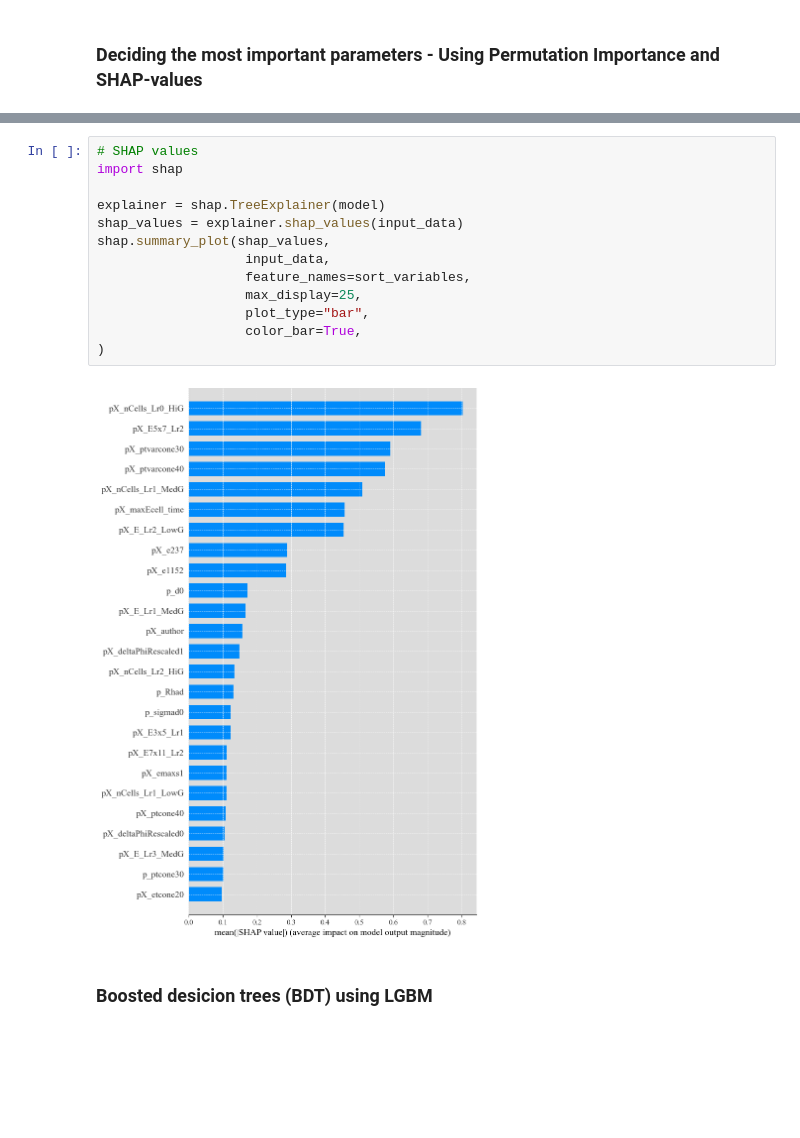
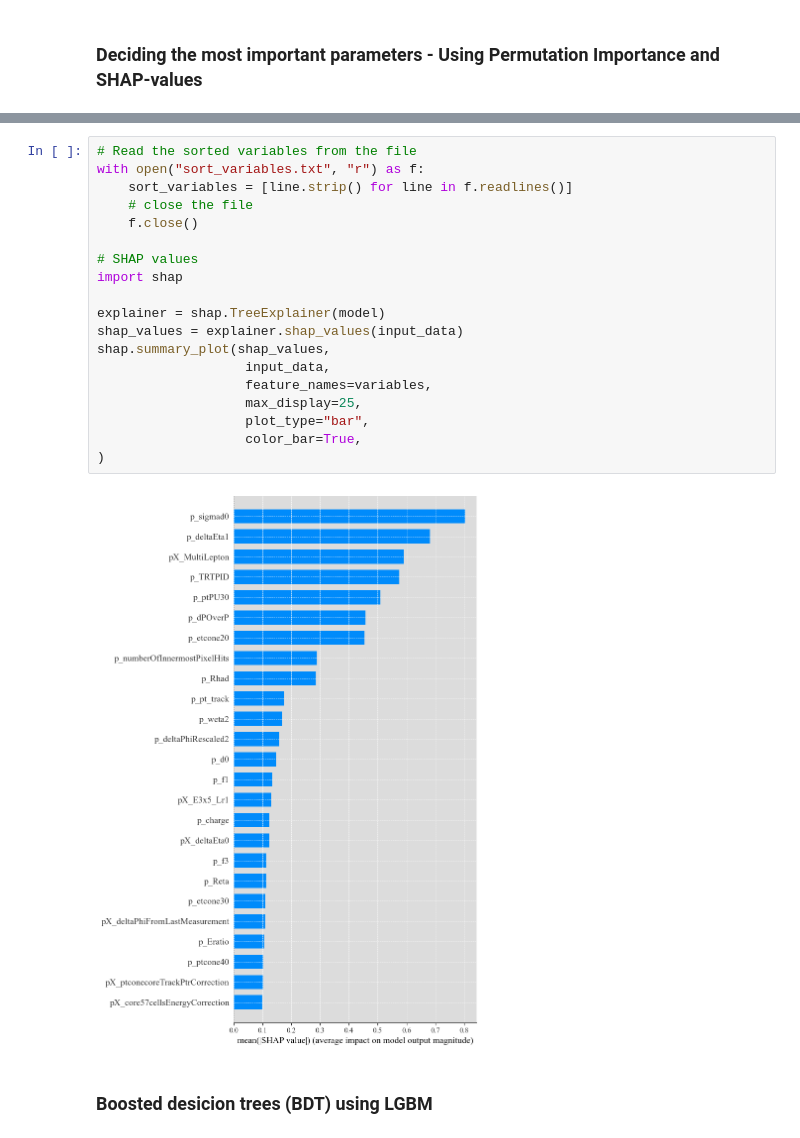
Before and after one commit to nielsdavidsen/AppliedML2025_fork, a Jupyter notebook: NIELS_working_dir/Initial_project/classifiation.ipynb, the cells around one changed output, grey strips where cells are left out. Saved outputs shown, nothing was run; the diff lists cells and outputs as text; blank space fills up the shorter version.

```diff
--- a/NIELS_working_dir/Initial_project/classifiation.ipynb
+++ b/NIELS_working_dir/Initial_project/classifiation.ipynb
@@ -111,18 +120,24 @@ fig.tight_layout()
 # %%
+# Read the sorted variables from the file
+with open("sort_variables.txt", "r") as f:
+    sort_variables = [line.strip() for line in f.readlines()]
+    # close the file
+    f.close()
+
 # SHAP values
 import shap
 
 explainer = shap.TreeExplainer(model)
 shap_values = explainer.shap_values(input_data)
 shap.summary_plot(shap_values,
                    input_data,
-                   feature_names=sort_variables,
+                   feature_names=variables,
                    max_display=25,
                    plot_type="bar",
                    color_bar=True,
 )
 # %% [output]
-[figure, old version]
+[figure, new version]
 # %% [markdown]
 ### Boosted desicion trees (BDT) using LGBM
 # %%
```
Also changed, not shown: parts of 8 cells of this notebook, 2 other files.
